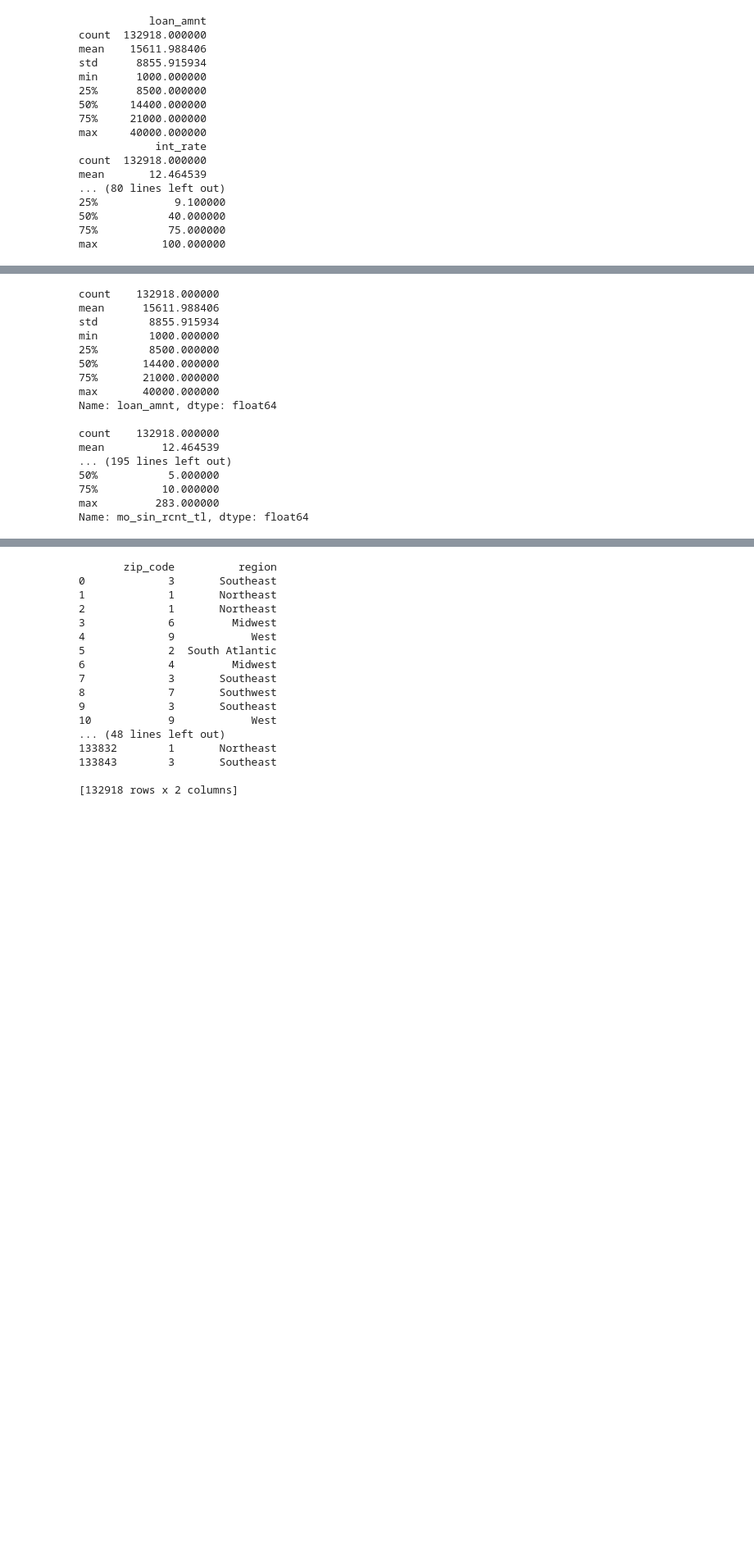
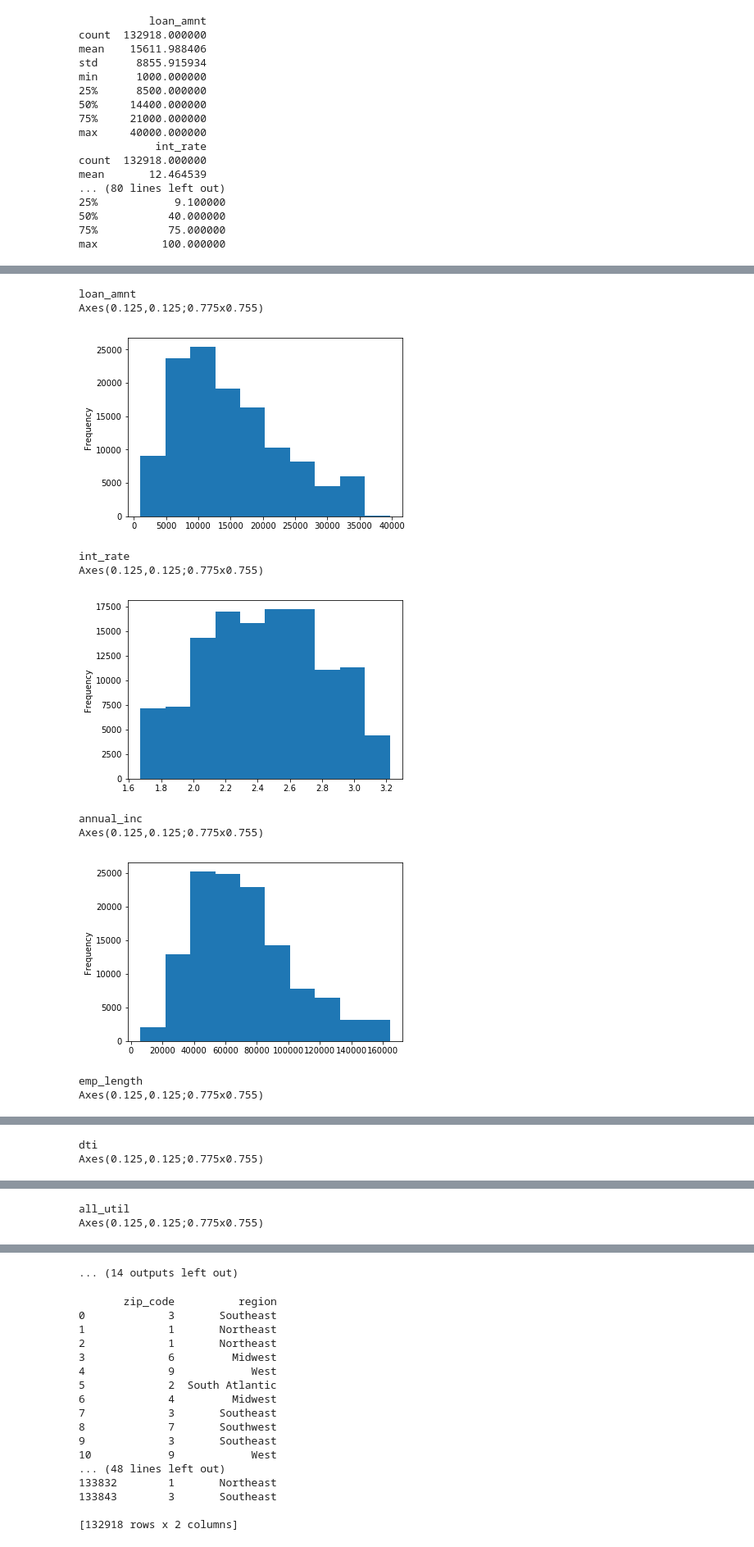
Before and after one commit to william-a-hughes/Springboard_Intermediate_Data_Science_Python, a Jupyter notebook: WHughes-Data_Wrangling.ipynb, the cells around one changed output, grey strips where cells are left out. Shown at 82% size. Cells and saved outputs as stored; diff of their text form; code cells hidden in the pictures; blank space fills up the shorter version.

```diff
--- a/WHughes-Data_Wrangling.ipynb
+++ b/WHughes-Data_Wrangling.ipynb
@@ -496,27 +553,0 @@ for v in non_categorical_vars:
-# %%
-for col in loan_subset.columns:
-    print(loan_subset[col].describe())
-    print(' ')
-
-#upon review of each column, it appears that more changes are needed.
-#zip_code has too many unique values to work with, and dti has a negative minimum value.
-# We will group zip_code into regional categories by the first digit (7 = southwest,
-#0 = northeast, etc.), and remove the negative value from dti.
-# %% [output]
-count    132918.000000
-mean      15611.988406
-std        8855.915934
-min        1000.000000
-25%        8500.000000
-50%       14400.000000
-75%       21000.000000
-max       40000.000000
-Name: loan_amnt, dtype: float64
-
-count    132918.000000
-mean         12.464539
-... (195 lines left out)
-50%           5.000000
-75%          10.000000
-max         283.000000
-Name: mo_sin_rcnt_tl, dtype: float64
@@ -525,0 +554,21 @@ loan_subset = loan_subset[loan_subset['dti'] >=0 ]
+# %%
+numerical_vars_final = ['loan_amnt','int_rate','annual_inc','emp_length','dti',
+'all_util','percent_bc_gt_75','num_bc_tl','num_il_tl','num_rev_accts','pct_tl_nvr_dlq',
+'inq_last_12m','mo_sin_rcnt_tl']
+
+for i in numerical_vars_final:
+    print(str(i))
+    print(df[i].plot(kind = 'hist'))
+    plt.show()
+# %% [output]
+loan_amnt
+Axes(0.125,0.125;0.775x0.755)
+[figure, added]
+int_rate
+Axes(0.125,0.125;0.775x0.755)
+[figure, added]
+annual_inc
+Axes(0.125,0.125;0.775x0.755)
+[figure, added]
+emp_length
+Axes(0.125,0.125;0.775x0.755)
@@ -525,0 +576,2 @@ loan_subset = loan_subset[loan_subset['dti'] >=0 ]
+dti
+Axes(0.125,0.125;0.775x0.755)
@@ -525,0 +579,2 @@ loan_subset = loan_subset[loan_subset['dti'] >=0 ]
+all_util
+Axes(0.125,0.125;0.775x0.755)
@@ -526 +582,2 @@ loan_subset = loan_subset[loan_subset['dti'] >=0 ]
+... (14 outputs left out)
 # %%
```
Also changed, not shown: parts of 15 cells of this notebook.
